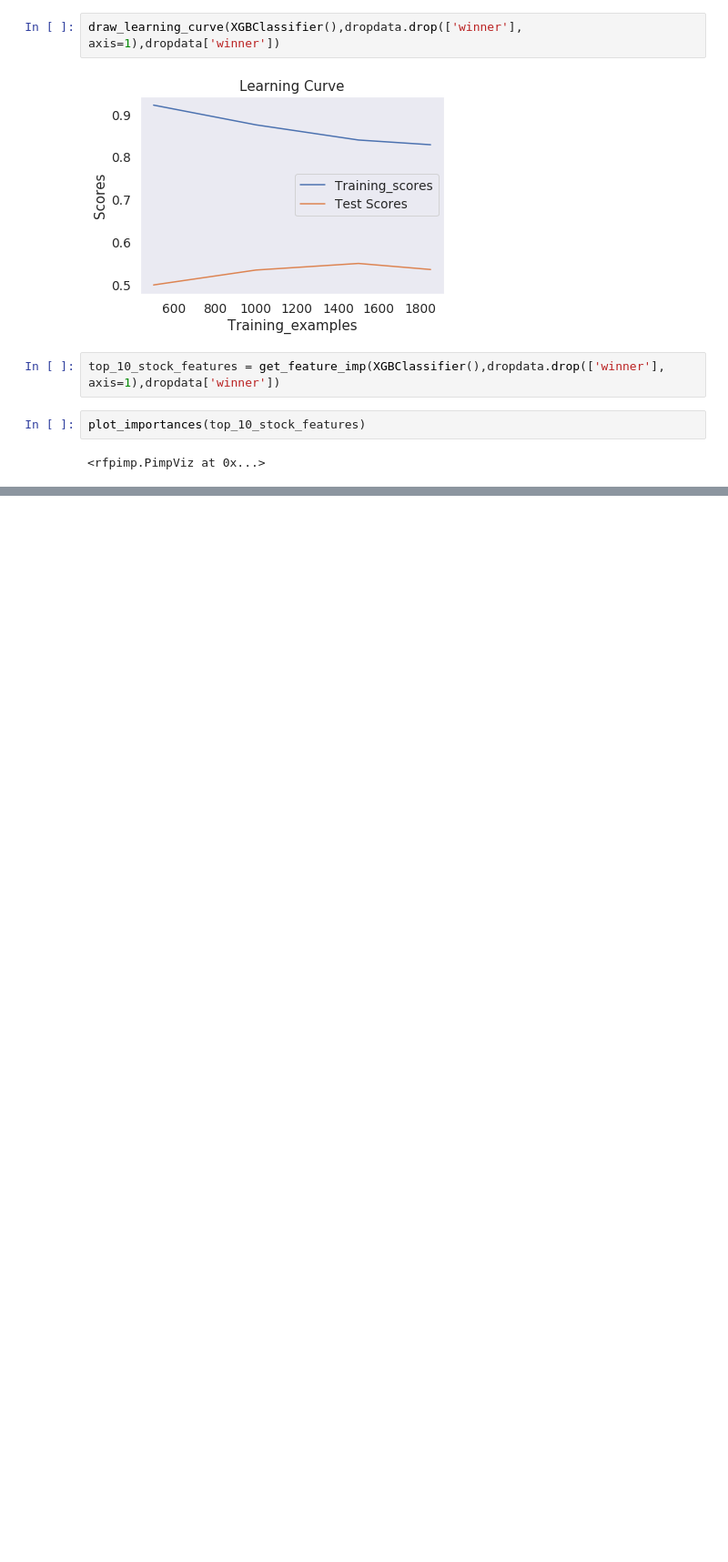
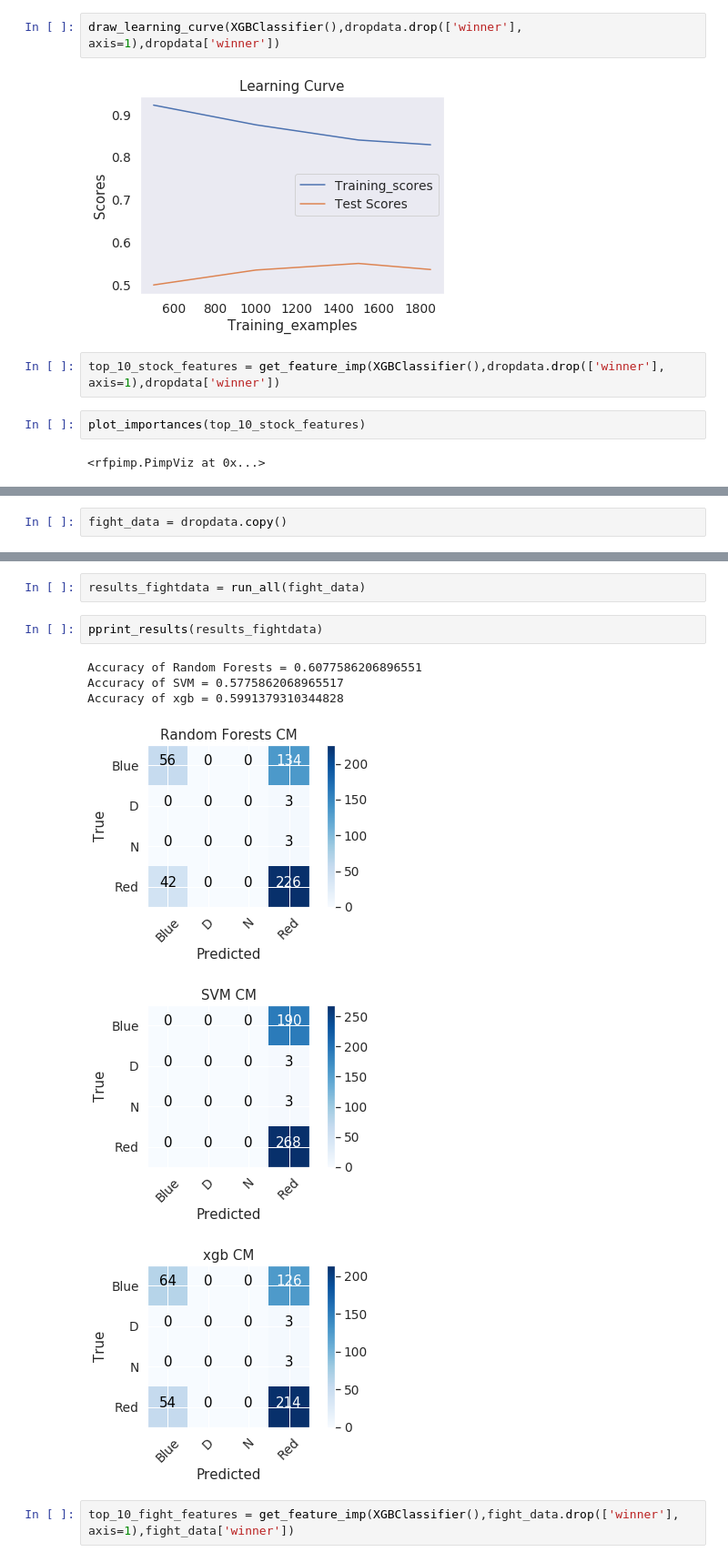
Before and after one commit to Hitkul/UFC_Fight_Prediction, a Jupyter notebook: UFC.ipynb, the cells around one changed output, grey strips where cells are left out. Shown: that part at 91% size. Saved outputs shown, nothing was run; the diff lists cells and outputs as text; blank space fills up the shorter version.

```diff
--- a/UFC.ipynb
+++ b/UFC.ipynb
@@ -278,0 +311,2 @@ plot_importances(top_10_stock_features)
+# %%
+fight_data = dropdata.copy()
@@ -278,0 +334,13 @@ plot_importances(top_10_stock_features)
+# %%
+results_fightdata = run_all(fight_data)
+# %%
+pprint_results(results_fightdata)
+# %% [output]
+Accuracy of Random Forests = 0.6077586206896551
+Accuracy of SVM = 0.5775862068965517
+Accuracy of xgb = 0.5991379310344828
+[figure, added]
+[figure, added]
+[figure, added]
+# %%
+top_10_fight_features = get_feature_imp(XGBClassifier(),fight_data.drop(['winner'], axis=1),fight_data['winner'])
```
Also changed, not shown: parts of 14 cells of this notebook.
